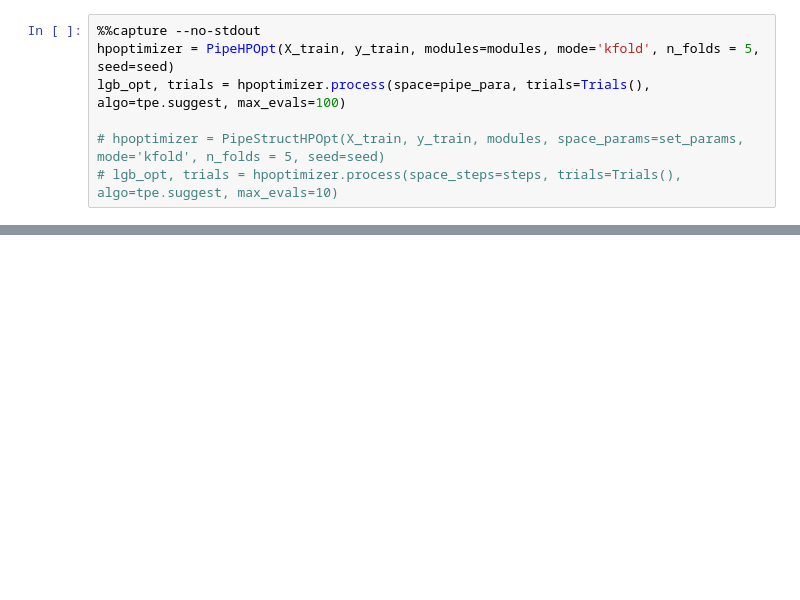
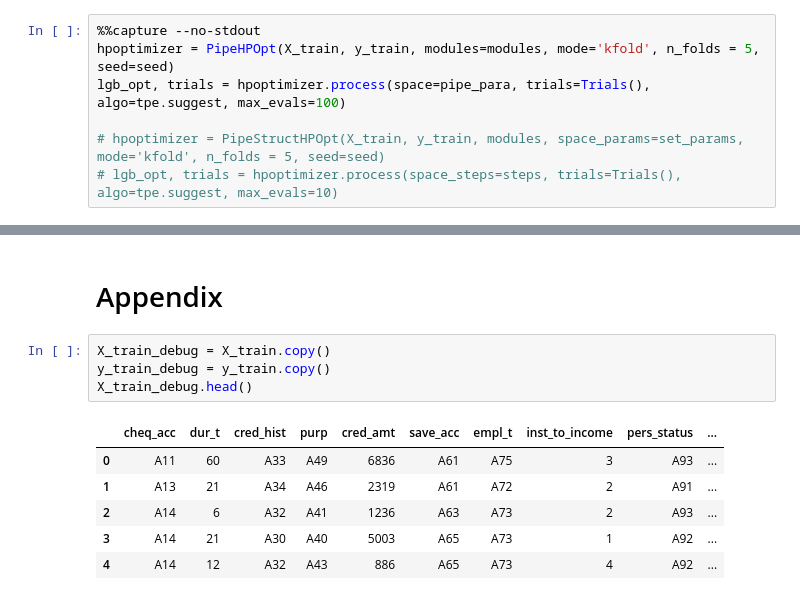
Before and after one commit to uasek/credit_scoring_project, a Jupyter notebook: baseline/pipeline-demo.ipynb, the cells around one changed output, grey strips where cells are left out. Saved outputs shown, nothing was run; the diff lists cells and outputs as text; blank space fills up the shorter version.

```diff
--- a/baseline/pipeline-demo.ipynb
+++ b/baseline/pipeline-demo.ipynb
@@ -619,0 +658,13 @@ Gini: 0.5855271066233922
+# %% [markdown]
+# Appendix
+# %%
+X_train_debug = X_train.copy()
+y_train_debug = y_train.copy()
+X_train_debug.head()
+# %% [output]
+|  | cheq_acc | dur_t | cred_hist | purp | cred_amt | save_acc | empl_t | inst_to_income | pers_status | ... |
+| 0 | A11 | 60 | A33 | A49 | 6836 | A61 | A75 | 3 | A93 | ... |
+| 1 | A13 | 21 | A34 | A46 | 2319 | A61 | A72 | 2 | A91 | ... |
+| 2 | A14 | 6 | A32 | A41 | 1236 | A63 | A73 | 2 | A93 | ... |
+| 3 | A14 | 21 | A30 | A40 | 5003 | A65 | A73 | 1 | A92 | ... |
+| 4 | A14 | 12 | A32 | A43 | 886 | A65 | A73 | 4 | A92 | ... |
```
Also changed, not shown: parts of 17 cells of this notebook.
